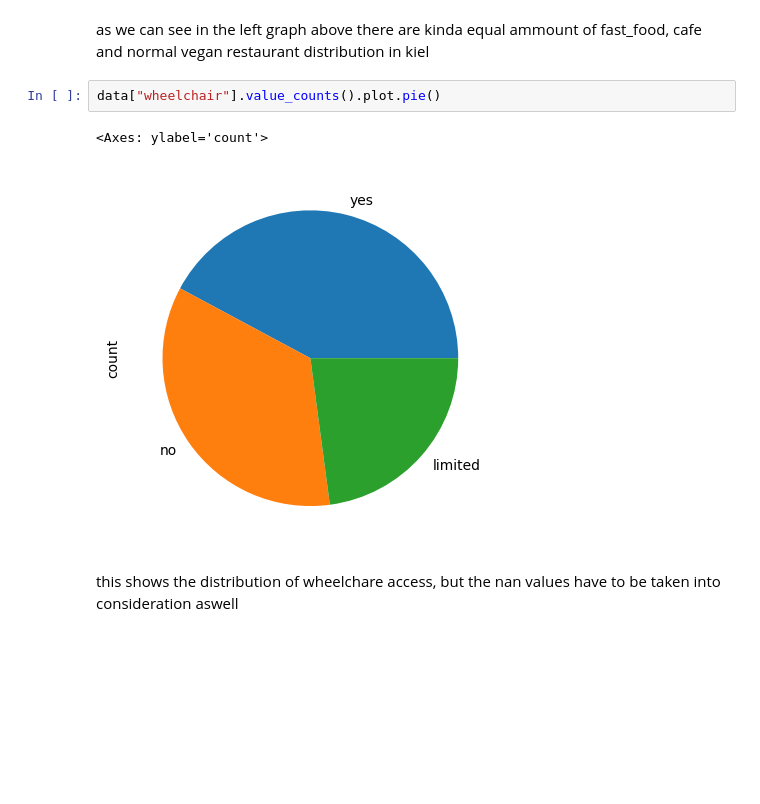
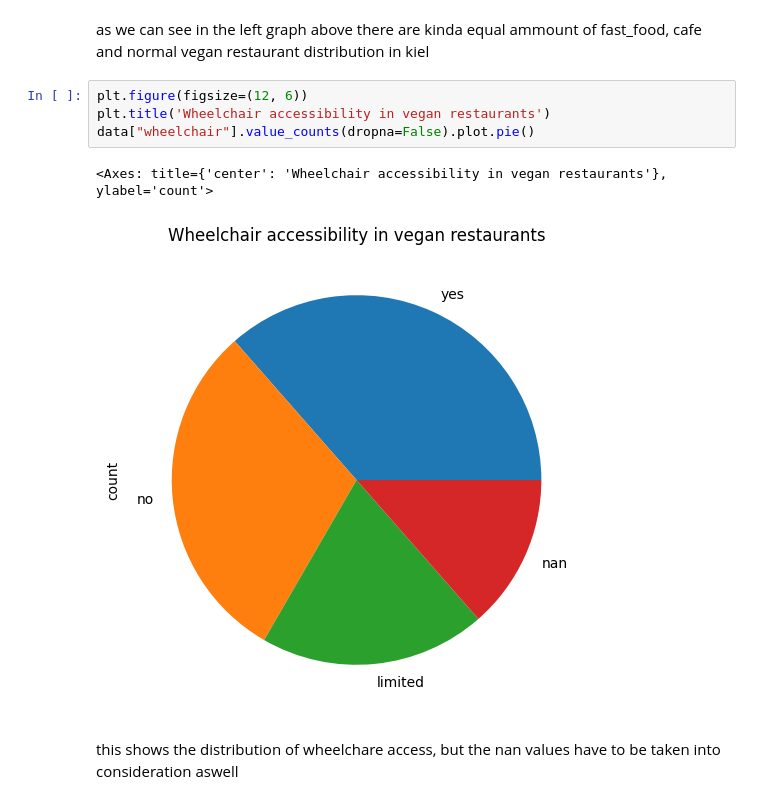
Before and after one commit to MartinDieCooleSocke420/sem1_math_and_stats, a Jupyter notebook: exam/experiments.ipynb, the cells around one changed output. Drawn from its saved outputs; the diff is of its cells as text; blank space fills up the shorter version.

```diff
--- a/exam/experiments.ipynb
+++ b/exam/experiments.ipynb
@@ -88,10 +103,12 @@ data["cuisine"].value_counts().plot(kind="bar", ax=plt.gca())
 [figure]
 # %% [markdown]
 as we can see in the left graph above there are kinda equal ammount of fast_food, cafe and normal vegan restaurant distribution in kiel
-# %%
-data["wheelchair"].value_counts().plot.pie()
-# %% [output]
-<Axes: ylabel='count'>
-[figure, removed]
+# %%
+plt.figure(figsize=(12, 6))
+plt.title('Wheelchair accessibility in vegan restaurants')
+data["wheelchair"].value_counts(dropna=False).plot.pie()
+# %% [output]
+<Axes: title={'center': 'Wheelchair accessibility in vegan restaurants'}, ylabel='count'>
+[figure, added]
 # %% [markdown]
 this shows the distribution of wheelchare access, but the nan values have to be taken into consideration aswell
```
Also changed, not shown: parts of 11 cells of this notebook.
